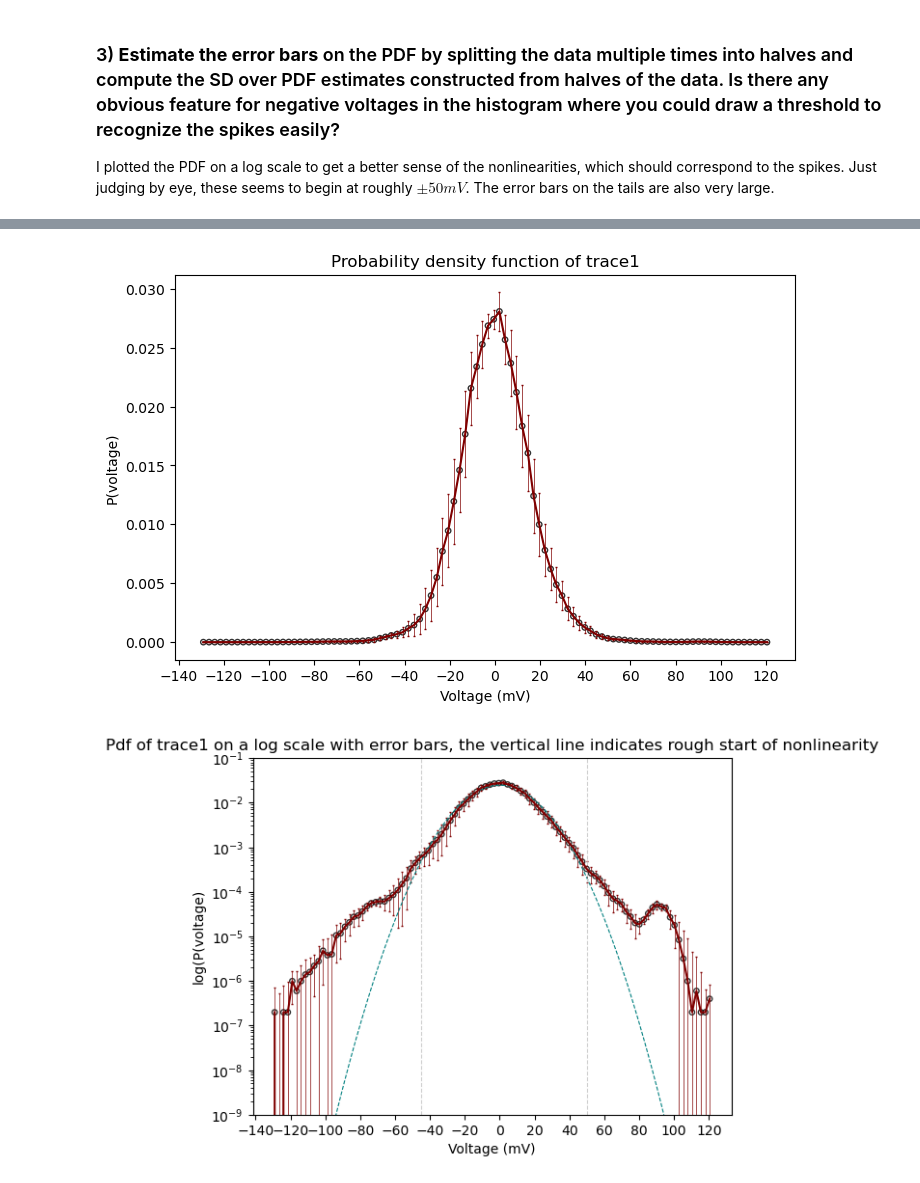
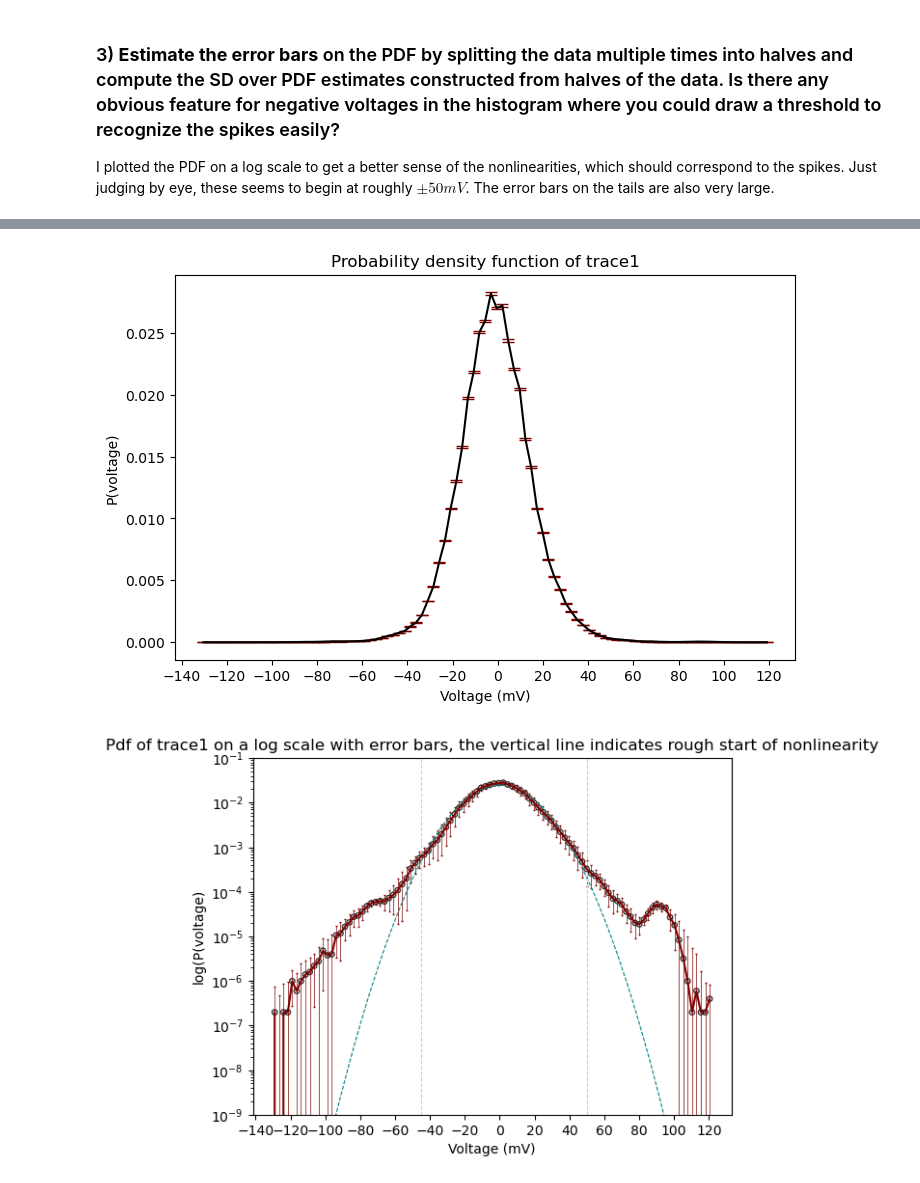
Before and after one commit to acumpelik/DSSC23, a Jupyter notebook: DSSC23-Homework2-Andrea_Cumpelik.ipynb, the cells around one changed output, grey strips where cells are left out. Drawn from its saved outputs; the diff is of its cells as text; code cells hidden in the pictures.

Commit message:
fixed the error bars in HW2, still need to do it for the log scale

```diff
--- a/DSSC23-Homework2-Andrea_Cumpelik.ipynb
+++ b/DSSC23-Homework2-Andrea_Cumpelik.ipynb
@@ -159 +203,26 @@ subsets, pdfEstimates, pdfedges, stdEstimates = bootstrap(trace1, subsetSize, re
+# %%
+def pdf_sample(bootstrapped_subsets, bins):
+    '''
+    Takes an array of n bootstrapped samples of m elements and estimates a pdf given some bins.
+    Input: an mxn array of samples, a list of b bin edges
+    Output: a bxn array of PDFs
+    '''
+    # Define the size of the output array
+    numbins=int(bins.size)-1
+    repetitions = bootstrapped_subsets.shape[0]
+    pdfEstimates = np.zeros((repetitions, numbins))
+
+    # Find PDF = bin the data according to our predefined bins and return counts per bins
+    for run in range(repetitions):
+        subset = bootstrapped_subsets[run,:]
+        pdfEstimates[run,:], _ = np.histogram(subset, bins=bins, density=True)
+
+    return pdfEstimates
+# %%
+# Find the mean and std for each bin across all pdf estimate
+
+pdfEstimates = pdf_sample(subsets, bins)
+
+bstrapped_means = np.mean(pdfEstimates, axis=0)
+bstrapped_stds = np.std(pdfEstimates, axis=0)
 # %%
@@ -173,23 +241,14 @@ plt.show()
 # %%
-# Plot our normalized probability density function
-numbins=100
-counts, edges = np.histogram(trace1, bins=numbins, density=True)
-bin_centers = (edges[1:]+edges[:-1])/ 2 # take the average of the consecutive edges of each bin
-# print(edges)
-
-# Plot the histogram:
+# Plot our histogram again:
 plt.figure(figsize=(8,5))
 plt.title('Probability density function of trace1')
 plt.xlabel('Voltage (mV)')
+plt.xticks(np.arange(-140, 140, 20))
 plt.ylabel('P(voltage)')
-plt.xticks(np.arange(-140, 140, 20))
-plt.scatter(bin_centers, counts, marker='o', s=15,facecolors='none', edgecolors='k', alpha=0.8)
-plt.errorbar(bin_centers, counts, yerr = stdEstimates, elinewidth=0.5, capsize=1, color='maroon')
-
-plt.plot(bin_centers, counts, linewidth=.5, color='k')
+plt.errorbar(bins[:-1], bstrapped_means, yerr=bstrapped_stds, elinewidth=0.5, capsize=4, color='k', ecolor='maroon')
 plt.show()
 # %% [output]
-[figure, old version]
+[figure, new version]
 # %%
 # Plot the PDF on a log scale
 counts, edges = np.histogram(trace1, bins=numbins, density=True)
```
Also changed, not shown: parts of 15 cells of this notebook, 1 other file.
